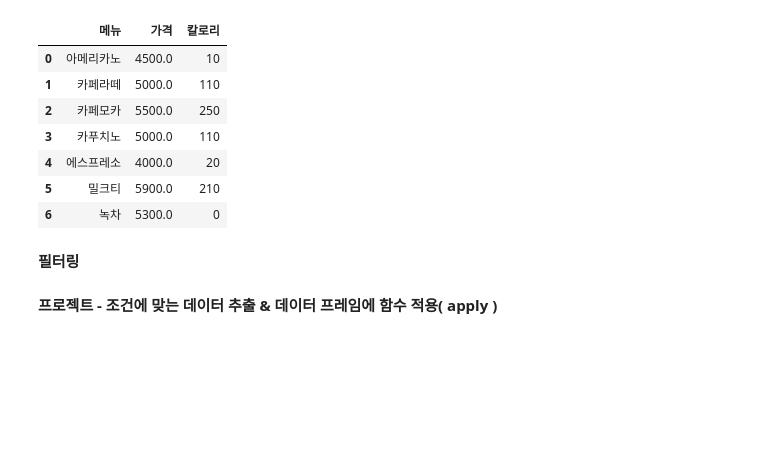
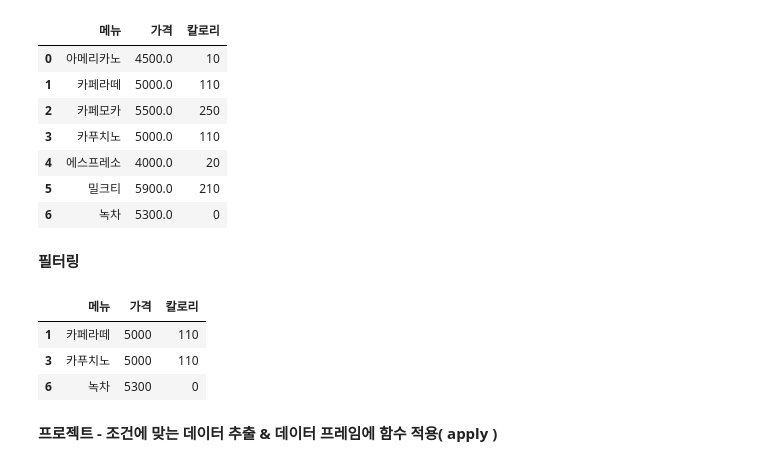
Before and after one commit to jmj732/Bigdata-Analysis, a Jupyter notebook: [문제해결03]판다스기초2_2213조재민.ipynb, the cells around one changed output. Drawn from its saved outputs; the diff is of its cells as text; code cells hidden in the pictures; blank space fills up the shorter version.

```diff
--- a/[문제해결03]판다스기초2_2213조재민.ipynb
+++ b/[문제해결03]판다스기초2_2213조재민.ipynb
@@ -27,11 +27,11 @@ dtypes: float64(1), object(2)
 memory usage: 300.0+ bytes
 # %%
 # 가격을 int로
-df1 = df.astype({'가격': int})
+df = df.astype({'가격': int})
 # 칼로리를 float 로
-df1 = df1.astype({'칼로리': int})
+df = df.astype({'칼로리': int})
 
-print(df1.info())
+print(df.info())
 # %% [output]
 <class 'pandas.core.frame.DataFrame'>
 RangeIndex: 7 entries, 0 to 6
@@ -137,15 +137,27 @@ df
 **필터링**
 # %%
 # 칼로리가 50 미만 데이터
+cond = df['칼로리'] < 50 # True False 시리즈로 생성
+df[cond]
 
 # 칼로리가 50 이상 데이터 ( 조건문에  ~  붙이는 방법 )
+df[~cond]
 
 # 가격이 5000 이상이고 칼로리가 100 초과인 데이터
-
-
+cond = (df['가격'] >= 5000) & (df['칼로리'] > 100)
+df[cond]
 # 메뉴에 '녹차' 가 있는 경우
+cond = df['메뉴'] == '녹차'
+df[cond]
 
 # 메뉴에 '녹차' '카푸치노' '카페라떼' 가 있는 경우
+cond = df['메뉴'].isin(['녹차', '카푸치노', '카페라떼'])
+df[cond]
+# %% [output]
+|  | 메뉴 | 가격 | 칼로리 |
+| 1 | 카페라떼 | 5000 | 110 |
+| 3 | 카푸치노 | 5000 | 110 |
+| 6 | 녹차 | 5300 | 0 |
 # %% [markdown]
 **프로젝트 - 조건에 맞는 데이터 추출 & 데이터 프레임에 함수 적용( apply )**
 # %%
```
Also changed, not shown: parts of 5 cells of this notebook.
